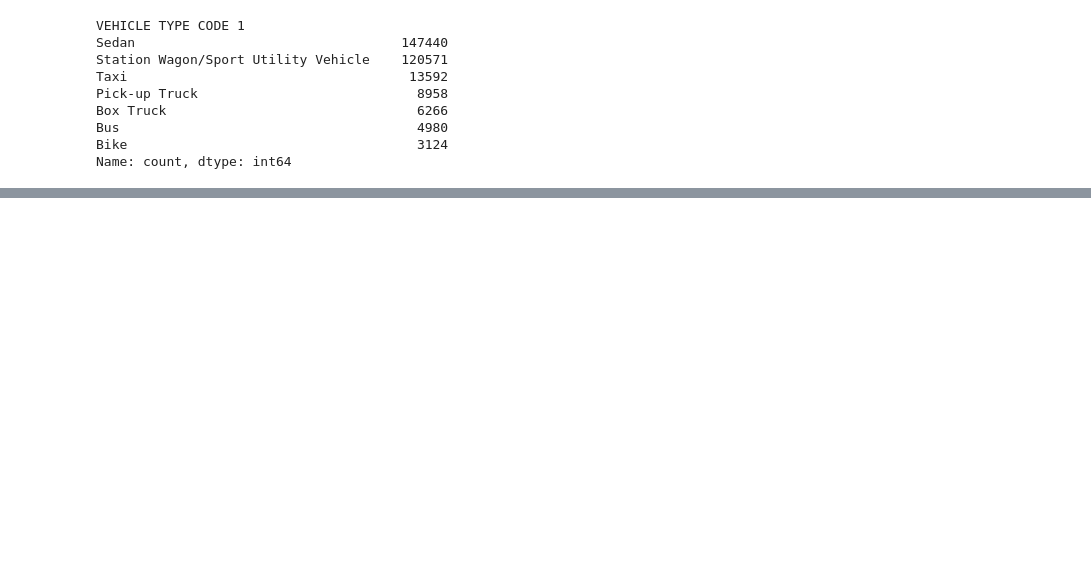
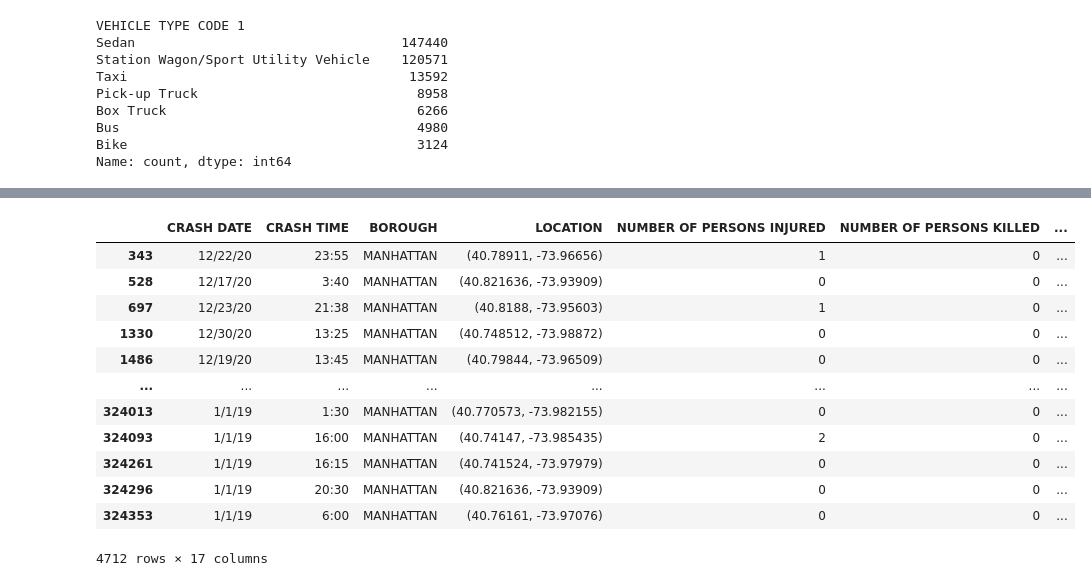
Before and after one commit to sashalcohen/HOMEWORK, a Jupyter notebook: hw-for-wk07-filter-subset-count-SASHACOHEN.ipynb, the cells around one changed output, grey strips where cells are left out. Cells and saved outputs as stored; diff of their text form; code cells hidden in the pictures; blank space fills up the shorter version.

```diff
--- a/hw-for-wk07-filter-subset-count-SASHACOHEN.ipynb
+++ b/hw-for-wk07-filter-subset-count-SASHACOHEN.ipynb
@@ -135,5 +198,22 @@ df_unusualvehicles = (df_accidents["VEHICLE TYPE CODE 1"].value_counts()).head(7
 # %%
 ## create a dataset for Manhattan that involved taxi cabs as the primary vehicle cause
+df_manhattan = df_accidents.query("BOROUGH == 'MANHATTAN'")
+df_manhattantaxis = df_manhattan.query("`VEHICLE TYPE CODE 1` == 'Taxi'")
+df_manhattantaxis
+# %% [output]
+|  | CRASH DATE | CRASH TIME | BOROUGH | LOCATION | NUMBER OF PERSONS INJURED | NUMBER OF PERSONS KILLED | ... |
+| 343 | 12/22/20 | 23:55 | MANHATTAN | (40.78911, -73.96656) | 1 | 0 | ... |
+| 528 | 12/17/20 | 3:40 | MANHATTAN | (40.821636, -73.93909) | 0 | 0 | ... |
+| 697 | 12/23/20 | 21:38 | MANHATTAN | (40.8188, -73.95603) | 1 | 0 | ... |
+| 1330 | 12/30/20 | 13:25 | MANHATTAN | (40.748512, -73.98872) | 0 | 0 | ... |
+| 1486 | 12/19/20 | 13:45 | MANHATTAN | (40.79844, -73.96509) | 0 | 0 | ... |
+| ... | ... | ... | ... | ... | ... | ... | ... |
+| 324013 | 1/1/19 | 1:30 | MANHATTAN | (40.770573, -73.982155) | 0 | 0 | ... |
+| 324093 | 1/1/19 | 16:00 | MANHATTAN | (40.74147, -73.985435) | 2 | 0 | ... |
+| 324261 | 1/1/19 | 16:15 | MANHATTAN | (40.741524, -73.97979) | 0 | 0 | ... |
+| 324296 | 1/1/19 | 20:30 | MANHATTAN | (40.821636, -73.93909) | 0 | 0 | ... |
+| 324353 | 1/1/19 | 6:00 | MANHATTAN | (40.76161, -73.97076) | 0 | 0 | ... |
+4712 rows × 17 columns
 # %%
 ## What were the top 8 causes of accidents across all the boroughs?
 ## by primary vehicle cause
```
Also changed, not shown: parts of 16 cells of this notebook.
